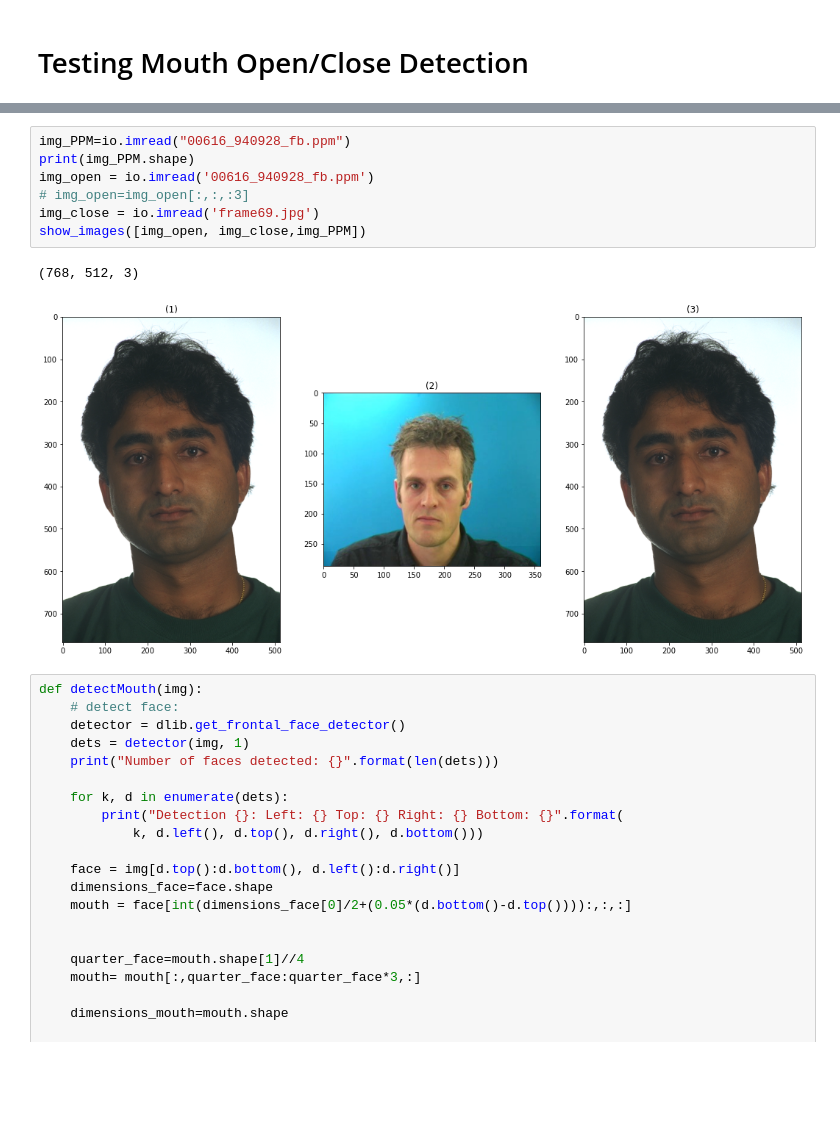
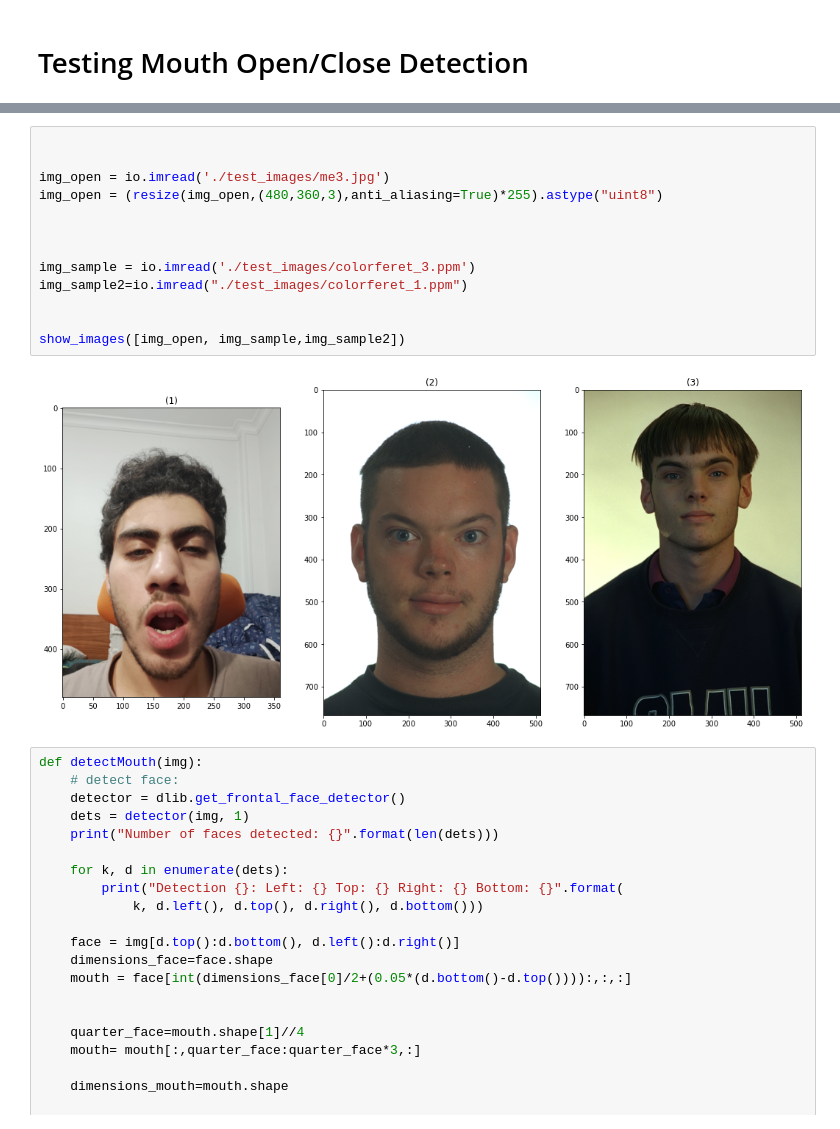
Before and after one commit to LoayMoh99/My_Social_Eye, a Jupyter notebook: Speaker_Detection/mouth_detection/MouthDetection.ipynb, the cells around one changed output, grey strips where cells are left out. Saved outputs shown, nothing was run; the diff lists cells and outputs as text; blank space fills up the shorter version.

```diff
--- a/Speaker_Detection/mouth_detection/MouthDetection.ipynb
+++ b/Speaker_Detection/mouth_detection/MouthDetection.ipynb
@@ -16,13 +19,18 @@ import dlib
-# %%
-img_PPM=io.imread("00616_940928_fb.ppm")
-print(img_PPM.shape)
-img_open = io.imread('00616_940928_fb.ppm')
-# img_open=img_open[:,:,:3]
-img_close = io.imread('frame69.jpg')
-show_images([img_open, img_close,img_PPM])
-# %% [output]
-(768, 512, 3)
-[figure, removed]
+# %%
+
+
+img_open = io.imread('./test_images/me3.jpg')
+img_open = (resize(img_open,(480,360,3),anti_aliasing=True)*255).astype("uint8")
+
+
+
+img_sample = io.imread('./test_images/colorferet_3.ppm')
+img_sample2=io.imread("./test_images/colorferet_1.ppm")
+
+
+show_images([img_open, img_sample,img_sample2])
+# %% [output]
+[figure, added]
 # %%
 def detectMouth(img):
     # detect face:
```
Also changed, not shown: parts of 14 cells of this notebook.
